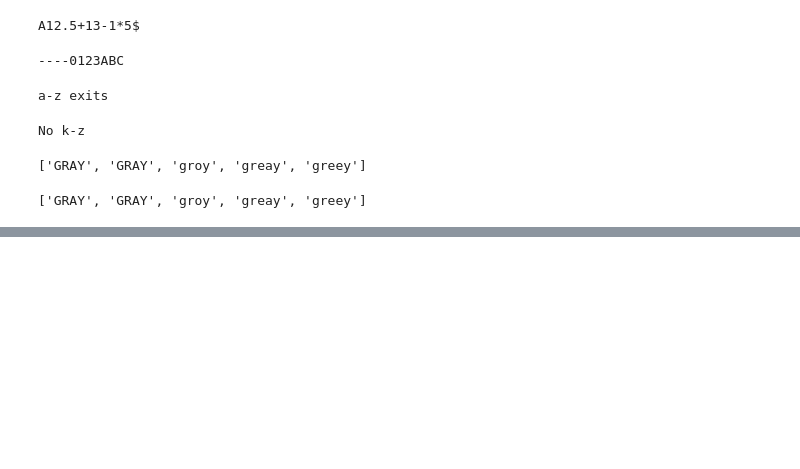
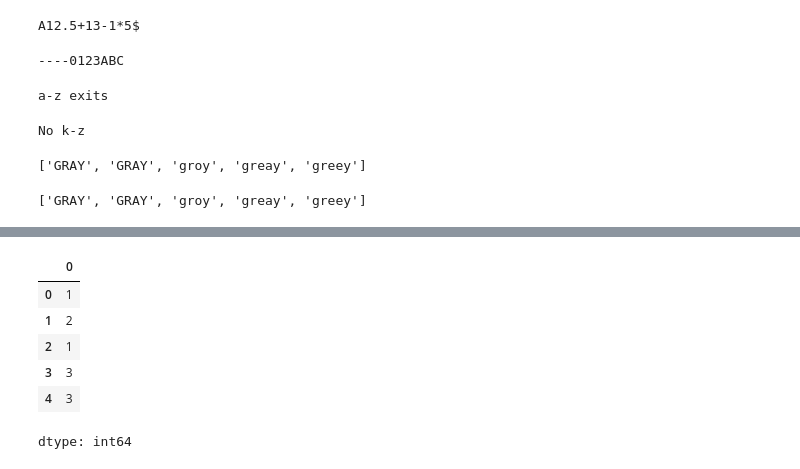
Before and after one commit to immazenam/test, a Jupyter notebook: R과_파이썬.ipynb, the cells around one changed output, grey strips where cells are left out. Drawn from its saved outputs; the diff is of its cells as text; code cells hidden in the pictures; blank space fills up the shorter version.

```diff
--- a/R과_파이썬.ipynb
+++ b/R과_파이썬.ipynb
@@ -721,0 +898,10 @@ print(mystr)
+# %%
+sn.head()
+# %% [output]
+|  | 0 |
+| 0 | 1 |
+| 1 | 2 |
+| 2 | 1 |
+| 3 | 3 |
+| 4 | 3 |
+dtype: int64
```
Also changed, not shown: parts of 33 cells of this notebook.
